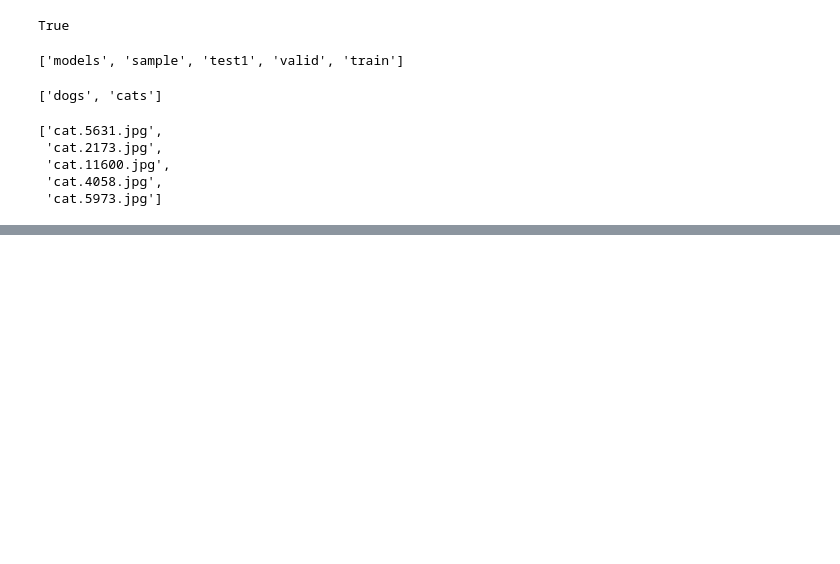
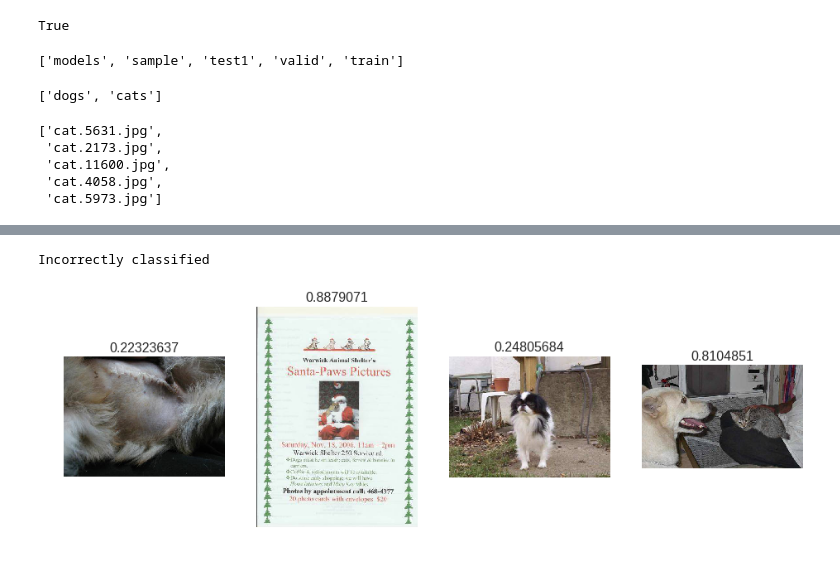
Before and after one commit to lalit527/DL, a Jupyter notebook: Deep_Learning1.ipynb, the cells around one changed output, grey strips where cells are left out. Drawn from its saved outputs; the diff is of its cells as text; code cells hidden in the pictures; blank space fills up the shorter version.

```diff
--- a/Deep_Learning1.ipynb
+++ b/Deep_Learning1.ipynb
@@ -48,0 +151,5 @@ files
+# %%
+plot_val_with_title(rand_by_correct(False), "Incorrectly classified")
+# %% [output]
+Incorrectly classified
+[figure, added]
```
Also changed, not shown: parts of 23 cells of this notebook.
